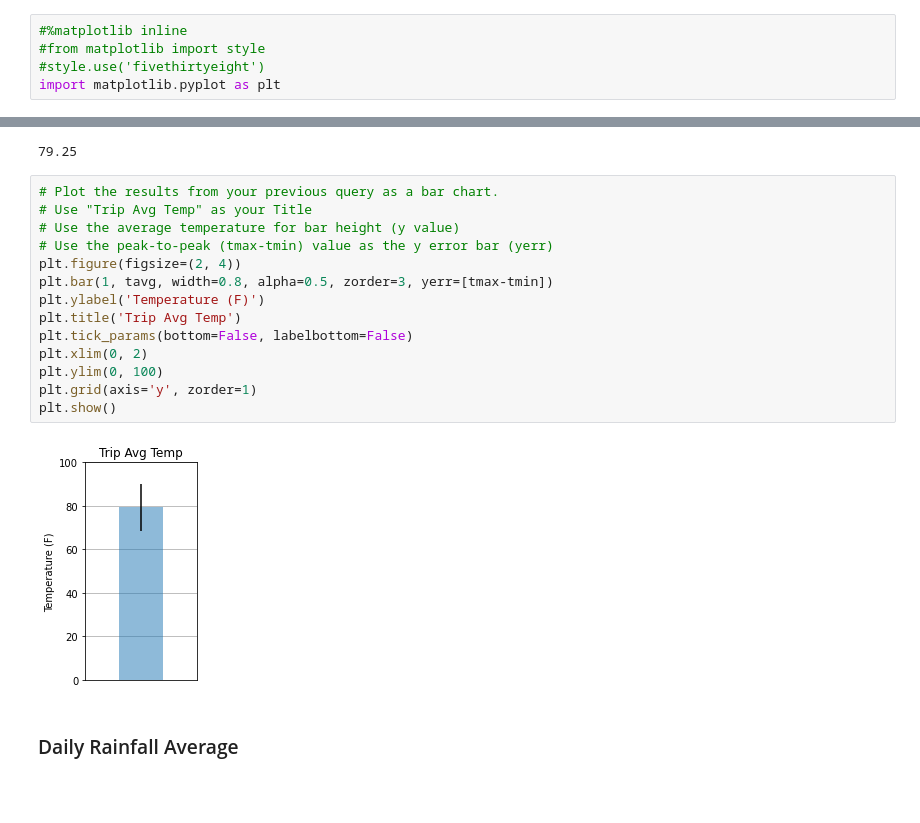
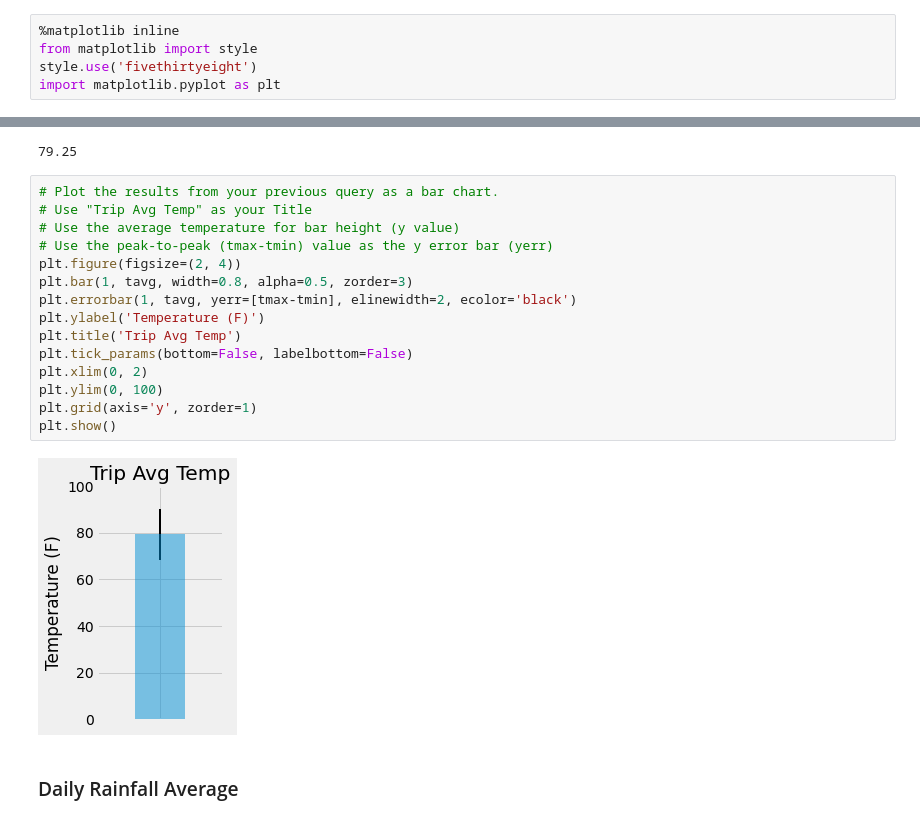
Before and after one commit to sarahDH615/sqlalchemy-challenge, a Jupyter notebook: temp_rainfall.ipynb, the cells around one changed output, grey strips where cells are left out. Cells and saved outputs as stored; diff of their text form; blank space fills up the shorter version.

Commit message:
improving graphs

```diff
--- a/temp_rainfall.ipynb
+++ b/temp_rainfall.ipynb
@@ -1,7 +1,7 @@
 # %%
-#%matplotlib inline
-#from matplotlib import style
-#style.use('fivethirtyeight')
+%matplotlib inline
+from matplotlib import style
+style.use('fivethirtyeight')
 import matplotlib.pyplot as plt
 # %%
 import numpy as np
@@ -68,19 +68,20 @@ tavg
 # %%
 # Plot the results from your previous query as a bar chart.
 # Use "Trip Avg Temp" as your Title
 # Use the average temperature for bar height (y value)
 # Use the peak-to-peak (tmax-tmin) value as the y error bar (yerr)
 plt.figure(figsize=(2, 4))
-plt.bar(1, tavg, width=0.8, alpha=0.5, zorder=3, yerr=[tmax-tmin])
+plt.bar(1, tavg, width=0.8, alpha=0.5, zorder=3)
+plt.errorbar(1, tavg, yerr=[tmax-tmin], elinewidth=2, ecolor='black')
 plt.ylabel('Temperature (F)')
 plt.title('Trip Avg Temp')
 plt.tick_params(bottom=False, labelbottom=False)
 plt.xlim(0, 2)
 plt.ylim(0, 100)
 plt.grid(axis='y', zorder=1)
 plt.show()
 # %% [output]
-[figure, old version]
+[figure, new version]
 # %% [markdown]
 ### Daily Rainfall Average
 # %%
```
Also changed, not shown: parts of 9 cells of this notebook.
